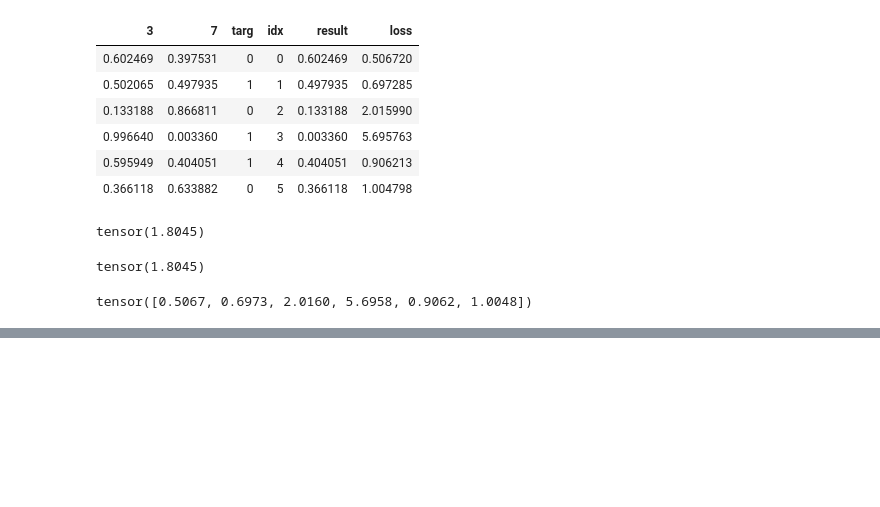
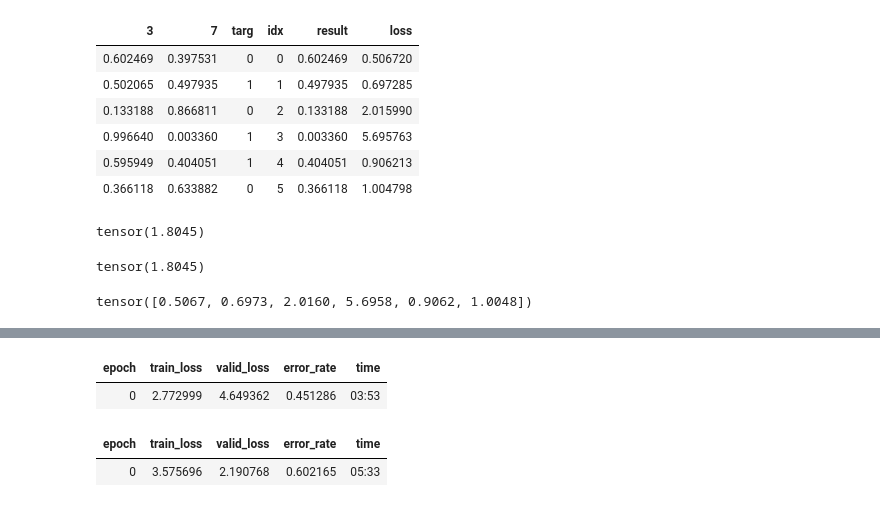
Before and after one commit to atozncoder/ai, a Jupyter notebook: BookChapter5.ipynb, the cells around one changed output, grey strips where cells are left out. Drawn from its saved outputs; the diff is of its cells as text; code cells hidden in the pictures; blank space fills up the shorter version.

```diff
--- a/BookChapter5.ipynb
+++ b/BookChapter5.ipynb
@@ -266,0 +279,8 @@ interp.plot_confusion_matrix(figsize=(12,12), dpi=60)
+# %%
+learn = vision_learner(dls, resnet34, metrics=error_rate)
+learn.fine_tune(1, base_lr=0.1)
+# %% [output]
+| epoch | train_loss | valid_loss | error_rate | time |
+| 0 | 2.772999 | 4.649362 | 0.451286 | 03:53 |
+| epoch | train_loss | valid_loss | error_rate | time |
+| 0 | 3.575696 | 2.190768 | 0.602165 | 05:33 |
```
Also changed, not shown: parts of 13 cells of this notebook.
